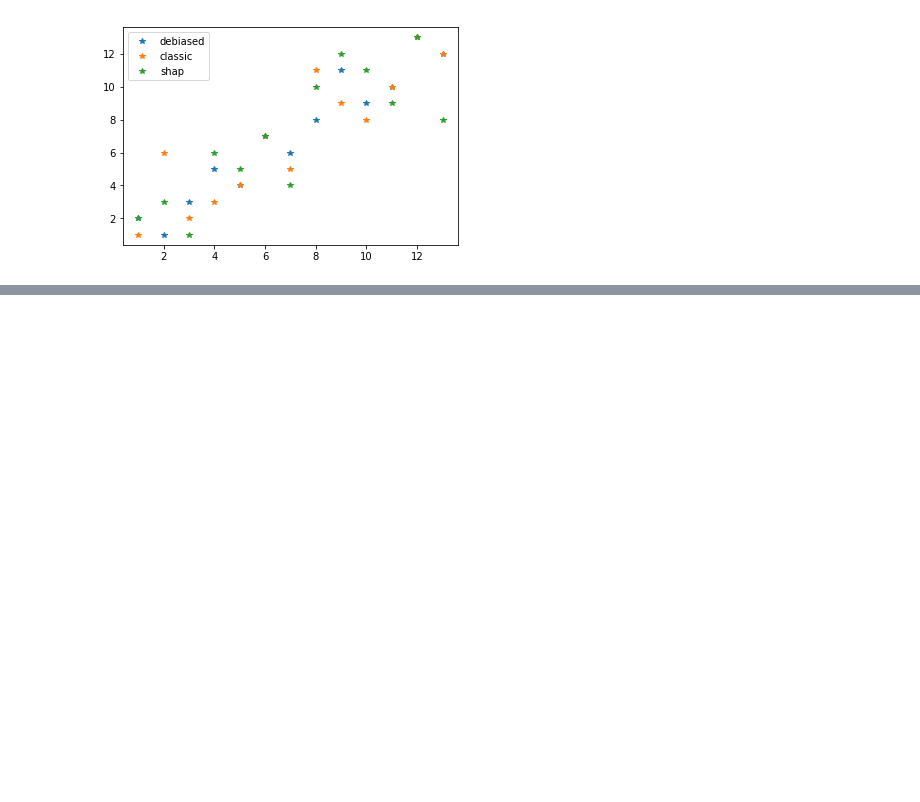
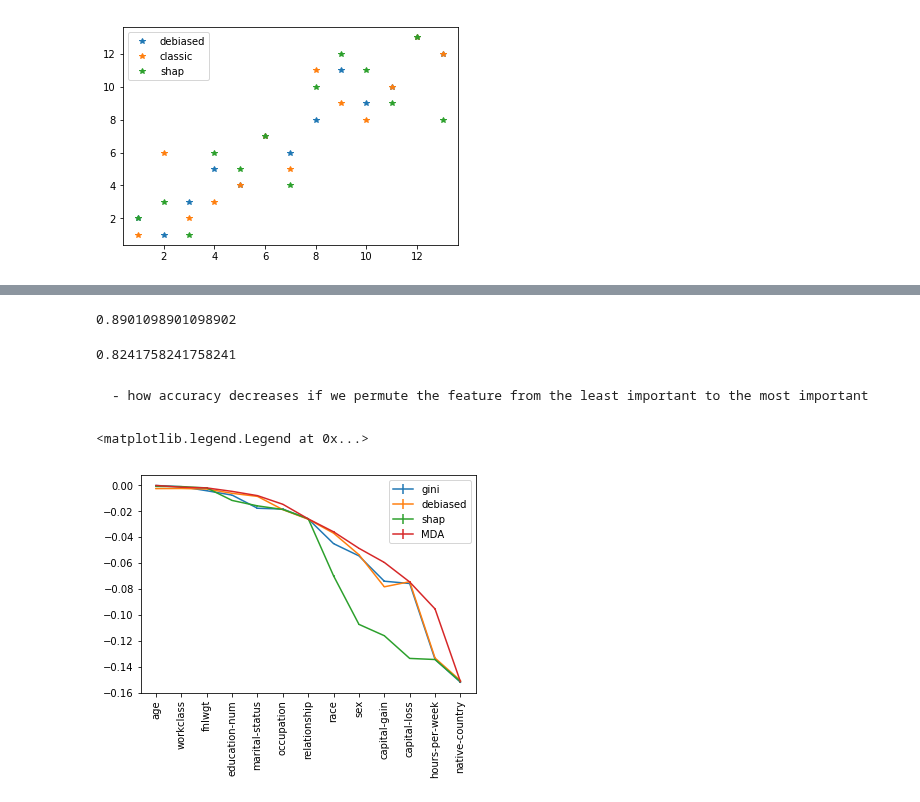
Before and after one commit to shifwang/paper-debiased-feature-importance, a Jupyter notebook: explorations/01_adult_data.ipynb, the cells around one changed output, grey strips where cells are left out. Cells and saved outputs as stored; diff of their text form; code cells hidden in the pictures; blank space fills up the shorter version.

```diff
--- a/explorations/01_adult_data.ipynb
+++ b/explorations/01_adult_data.ipynb
@@ -230,0 +226,21 @@ array([[1.        , 0.82417582],
+# %%
+rank_correlation(MDA_agg_imp, gini_agg_imp)
+# %% [output]
+0.8901098901098902
+# %%
+rank_correlation(MDA_agg_imp, shap_agg_imp)
+# %% [output]
+0.8241758241758241
+# %% [markdown]
+    - how accuracy decreases if we permute the feature from the least important to the most important
+# %%
+def plot_accuracy_drop(rf, X_test, y_test, feature_imp, names, feature_names):
+    imp_ranking = distribute_rank(sp.stats.rankdata(feature_imp) - 1, names, feature_names)
+    a = mp.Pool(mp.cpu_count() // 2)
+    tmp = np.array([a.apply(MDA_consecutive, args = (rf, X_test, y_test, imp_ranking, i)) for i in range(8)])
+    scores = np.mean(tmp, 0)
+    std = np.std(tmp, 0) / tmp.shape[0] ** .5
+    a.close()
+    #scores = MDA_consecutive(rf, X_test, y_test, imp_ranking, n_trials=4)
+    plt.errorbar(x=list(range(len(scores))), y=scores, yerr=std)
+    plt.xticks(list(range(len(scores))), np.array(names), rotation='vertical')
@@ -230,0 +268,9 @@ array([[1.        , 0.82417582],
+# %%
+plot_accuracy_drop(rf, X_test, y_test, gini_agg_imp, names[:-1], feature_names)
+plot_accuracy_drop(rf, X_test, y_test, debiased_agg_imp, names[:-1], feature_names)
+plot_accuracy_drop(rf, X_test, y_test, shap_agg_imp, names[:-1], feature_names)
+plot_accuracy_drop(rf, X_test, y_test, MDA_agg_imp, names[:-1], feature_names)
+plt.legend(['gini', 'debiased', 'shap', 'MDA'])
+# %% [output]
+<matplotlib.legend.Legend at 0x...>
+[figure, added]
```
Also changed, not shown: parts of 8 cells of this notebook, 2 other files.
